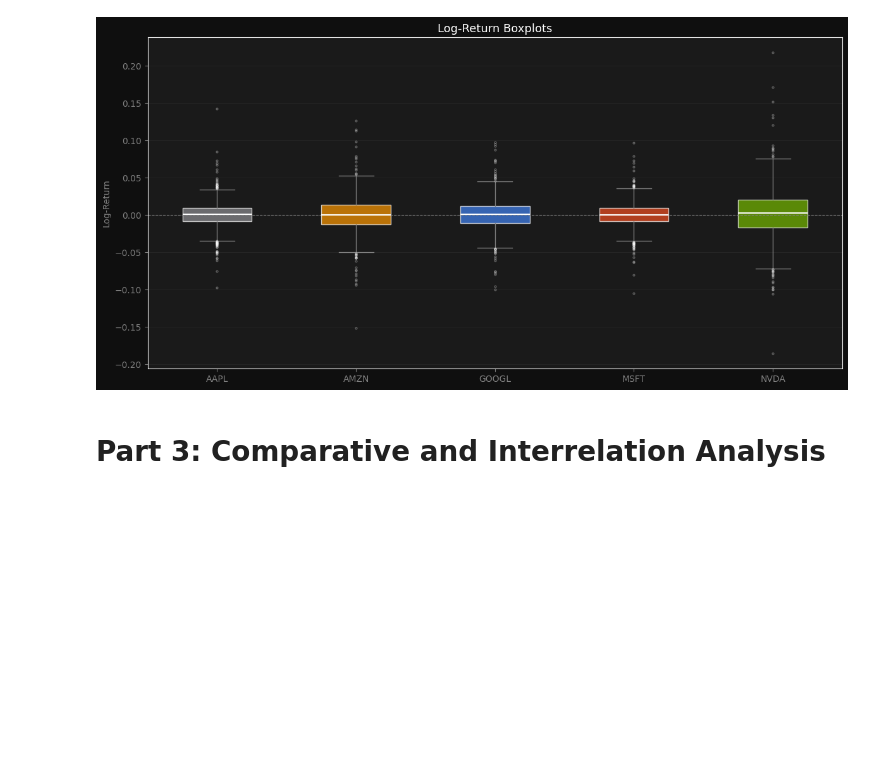
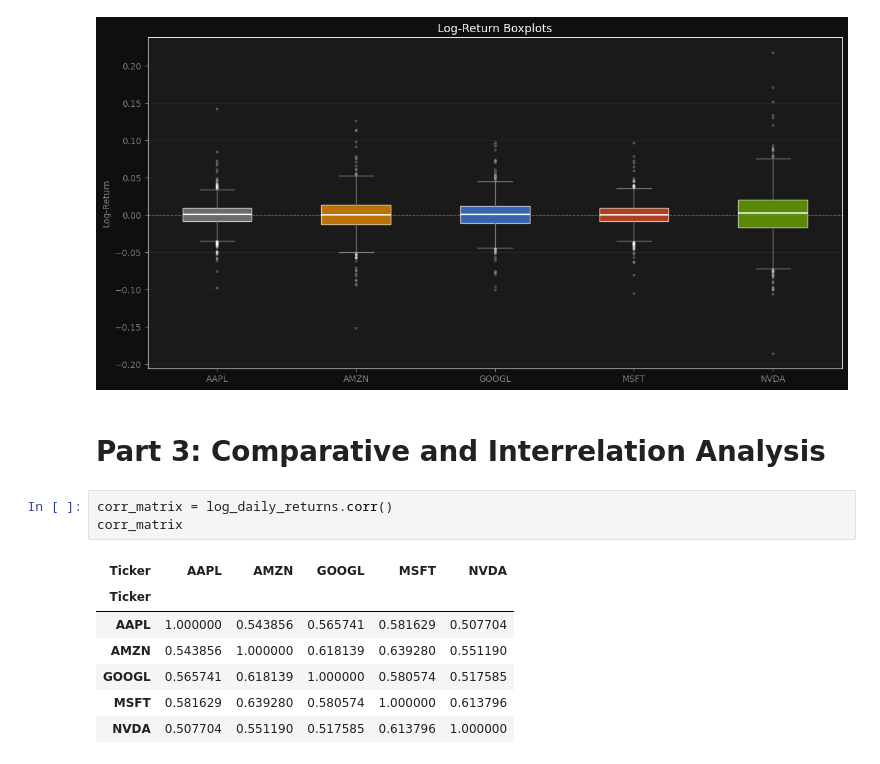
Before and after one commit to RobertArustamyan/QFProject1, a Jupyter notebook: main.ipynb, the cells around one changed output. Cells and saved outputs as stored; diff of their text form; blank space fills up the shorter version.

```diff
--- a/main.ipynb
+++ b/main.ipynb
@@ -211,3 +213,14 @@ plt.show()
 [figure]
 # %% [markdown]
 # Part 3: Comparative and Interrelation Analysis
+# %%
+corr_matrix = log_daily_returns.corr()
+corr_matrix
+# %% [output]
+| Ticker | AAPL | AMZN | GOOGL | MSFT | NVDA |
+| Ticker |  |  |  |  |  |
+| AAPL | 1.000000 | 0.543856 | 0.565741 | 0.581629 | 0.507704 |
+| AMZN | 0.543856 | 1.000000 | 0.618139 | 0.639280 | 0.551190 |
+| GOOGL | 0.565741 | 0.618139 | 1.000000 | 0.580574 | 0.517585 |
+| MSFT | 0.581629 | 0.639280 | 0.580574 | 1.000000 | 0.613796 |
+| NVDA | 0.507704 | 0.551190 | 0.517585 | 0.613796 | 1.000000 |
```
Also changed, not shown: parts of 3 cells of this notebook, 3 other files.
